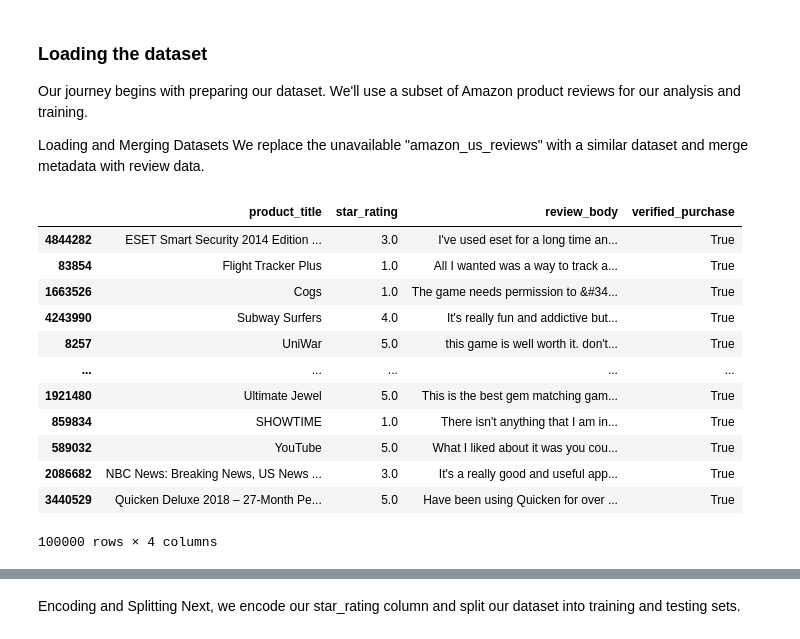
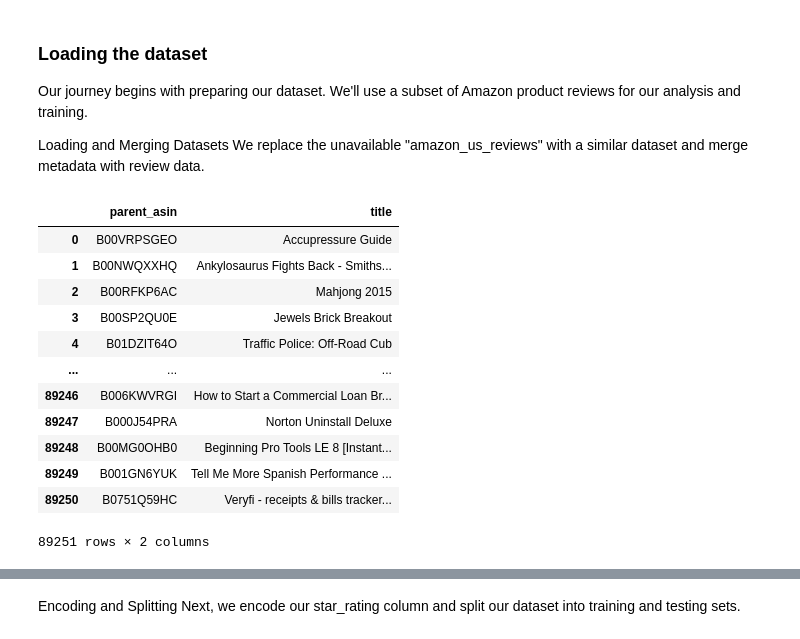
Before and after one commit to S-Arivukkarasu/Machine_Learning, a Jupyter notebook: LLM/Transformers_Basics/T5_product_review_generation.ipynb, the cells around one changed output, grey strips where cells are left out. Saved outputs shown, nothing was run; the diff lists cells and outputs as text; code cells hidden in the pictures.

```diff
--- a/LLM/Transformers_Basics/T5_product_review_generation.ipynb
+++ b/LLM/Transformers_Basics/T5_product_review_generation.ipynb
@@ -31,26 +31,20 @@ We replace the unavailable "amazon_us_reviews" with a similar dataset and merge
 # %%
 # "Electronics" you can also choose electronics like in the lesson, but the dataset is bigger and loading will take longer
 dataset_category = "Software"
 
 meta_ds = load_dataset("McAuley-Lab/Amazon-Reviews-2023", f"raw_meta_{dataset_category}", split='full').to_pandas()[['parent_asin', 'title']]
-review_ds = load_dataset("McAuley-Lab/Amazon-Reviews-2023", f"raw_review_{dataset_category}", split='full').to_pandas()[['parent_asin', 'rating', 'text', 'verified_purchase']]
-
-ds = meta_ds.merge(review_ds, on='parent_asin', how='inner').drop(columns="parent_asin")
-ds = ds.rename(columns={"rating":"star_rating", "title":"product_title", "text":"review_body"})
-
-ds = ds[ds['verified_purchase'] & (ds['review_body'].map(len) > 100)].sample(100_000)
-ds
+meta_ds
 # %% [output]
-|  | product_title | star_rating | review_body | verified_purchase |
-| 4844282 | ESET Smart Security 2014 Edition ... | 3.0 | I've used eset for a long time an... | True |
-| 83854 | Flight Tracker Plus | 1.0 | All I wanted was a way to track a... | True |
-| 1663526 | Cogs | 1.0 | The game needs permission to &#34... | True |
-| 4243990 | Subway Surfers | 4.0 | It's really fun and addictive but... | True |
-| 8257 | UniWar | 5.0 | this game is well worth it. don't... | True |
-| ... | ... | ... | ... | ... |
-| 1921480 | Ultimate Jewel | 5.0 | This is the best gem matching gam... | True |
-| 859834 | SHOWTIME | 1.0 | There isn't anything that I am in... | True |
-| 589032 | YouTube | 5.0 | What I liked about it was you cou... | True |
-| 2086682 | NBC News: Breaking News, US News ... | 3.0 | It's a really good and useful app... | True |
-| 3440529 | Quicken Deluxe 2018 – 27-Month Pe... | 5.0 | Have been using Quicken for over ... | True |
+|  | parent_asin | title |
+| 0 | B00VRPSGEO | Accupressure Guide |
+| 1 | B00NWQXXHQ | Ankylosaurus Fights Back - Smiths... |
+| 2 | B00RFKP6AC | Mahjong 2015 |
+| 3 | B00SP2QU0E | Jewels Brick Breakout |
+| 4 | B01DZIT64O | Traffic Police: Off-Road Cub |
+| ... | ... | ... |
+| 89246 | B006KWVRGI | How to Start a Commercial Loan Br... |
+| 89247 | B000J54PRA | Norton Uninstall Deluxe |
+| 89248 | B00MG0OHB0 | Beginning Pro Tools LE 8 [Instant... |
+| 89249 | B001GN6YUK | Tell Me More Spanish Performance ... |
+| 89250 | B0751Q59HC | Veryfi - receipts & bills tracker... |
-100000 rows × 4 columns
+89251 rows × 2 columns
```
Also changed, not shown: parts of 3 cells of this notebook, 5 other files.
